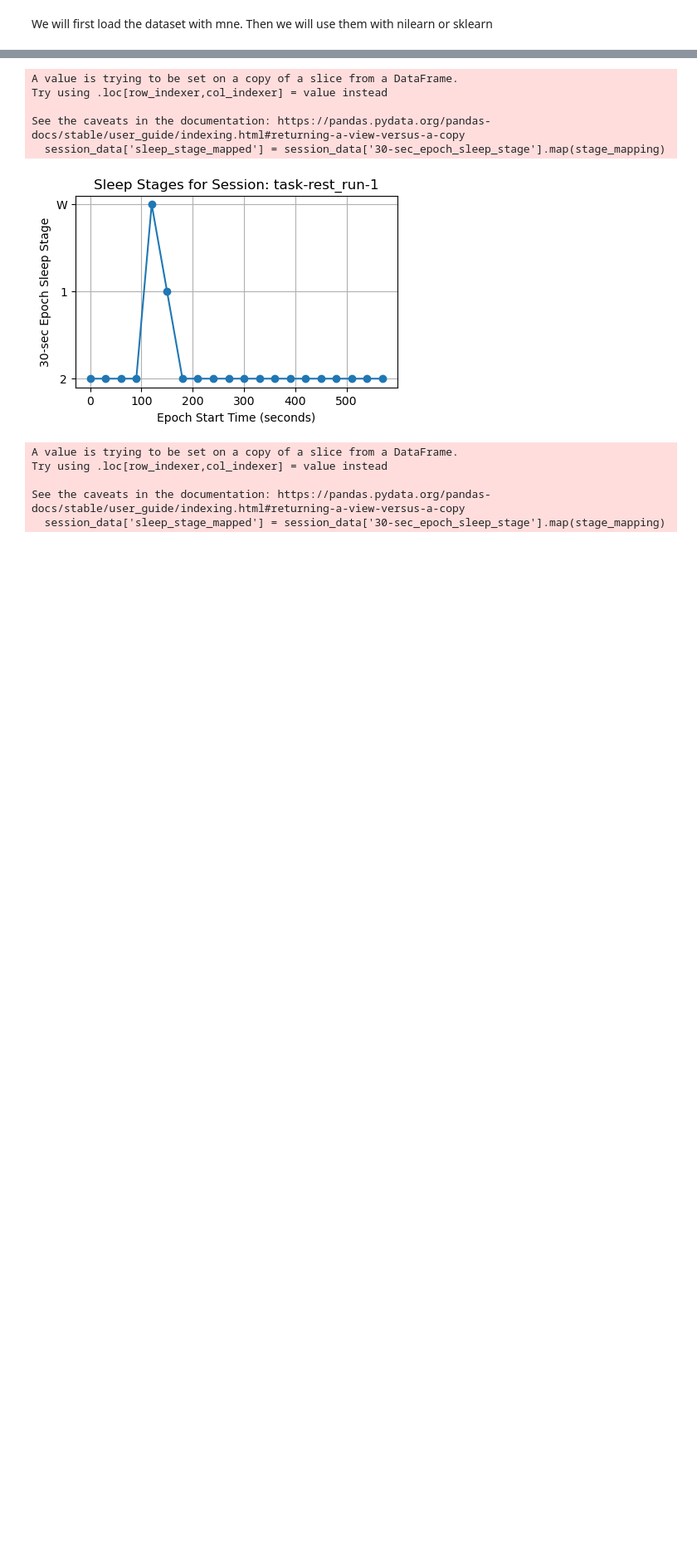
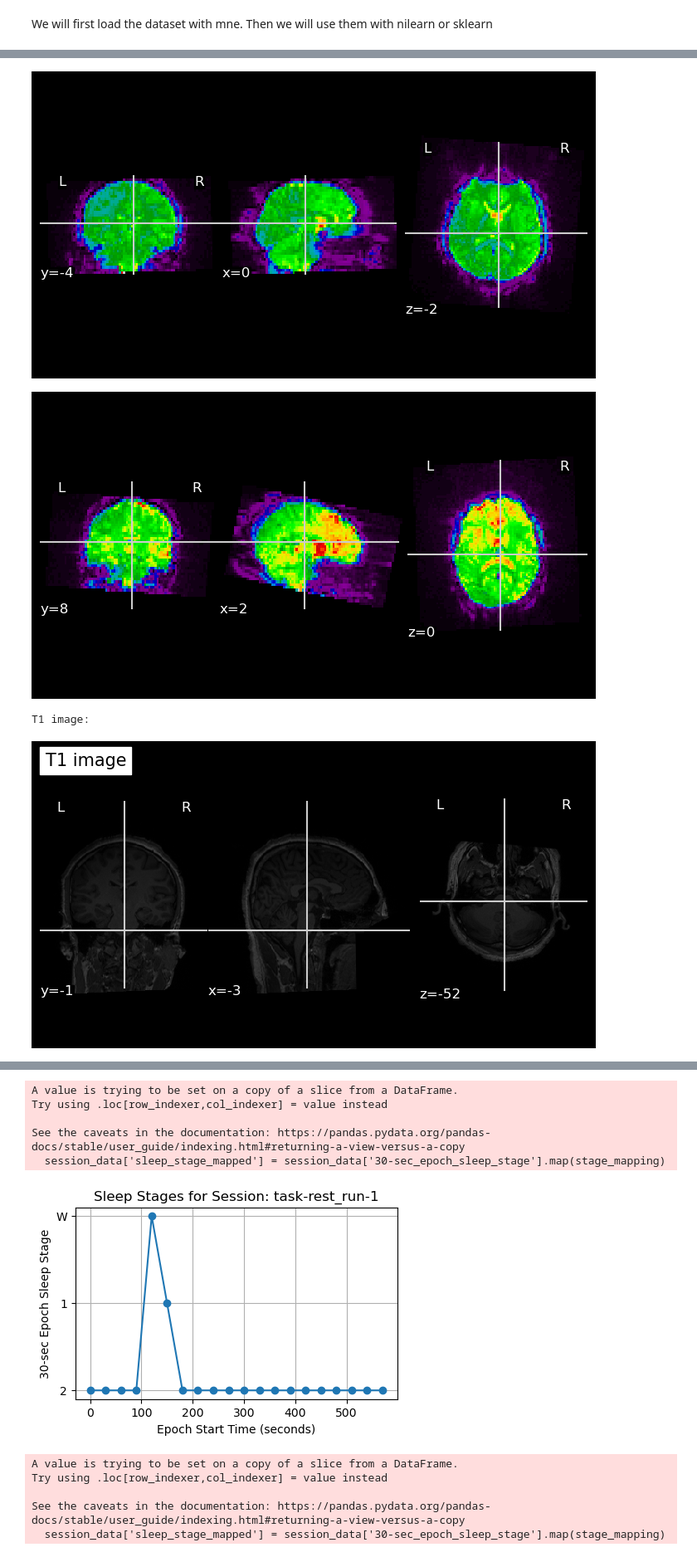
Before and after one commit to brainhack-school2024/duchadeau_project, a Jupyter notebook: Exploration_dataset.ipynb, the cells around one changed output, grey strips where cells are left out. Shown at 83% size. Saved outputs shown, nothing was run; the diff lists cells and outputs as text; code cells hidden in the pictures; blank space fills up the shorter version.

```diff
--- a/Exploration_dataset.ipynb
+++ b/Exploration_dataset.ipynb
@@ -11,17 +13,27 @@ from nilearn import plotting, image
 import mne
 
 # Fonction pour charger les fichiers fMRI
-def load_fmri_data(dataset_path, subjects, sessions):
+def load_fmri_and_T1_data(dataset_path, subjects, sessions):
     fmri_images = []
+    T1_images = []
     for subj in subjects:
-        for sess in sessions:
-            fmri_path = os.path.join(dataset_path, subj, 'func', f'{subj}_{sess}_bold.nii.gz')
-            if os.path.exists(fmri_path):
-                fmri_img = nib.load(fmri_path)
-                fmri_images.append(fmri_img)
-            else:
-                print(f"File {fmri_path} not found.")
-    return fmri_images
+        # Chemin vers l'image T1
+        t1_img_path = os.path.join(dataset_path, subj, 'anat', f'{subj}_T1w.nii.gz')
+        if os.path.exists(t1_img_path):
+            T1_img = nib.load(t1_img_path)
+            T1_images.append(T1_img)
+
+            for sess in sessions:
+                fmri_path = os.path.join(dataset_path, subj, 'func', f'{subj}_{sess}_bold.nii.gz')
+                if os.path.exists(fmri_path):
+                    fmri_img = nib.load(fmri_path)
+                    fmri_images.append(fmri_img)
+
+                else:
+                    print(f"File {fmri_path} not found.")
+        else:
+            print(f"File {t1_img_path} not found.")
+    return fmri_images, T1_images
 
 # Fonction pour visualiser une image 4D
 def visualize_4d_fmri(fmri_img):
@@ -35,21 +47,29 @@ def visualize_4d_fmri(fmri_img):
 dataset_path = '/home/rduchadeau/Desktop/Brainhack_school/duchadeau_project/ds003768-download/'
 
 # Liste des sujets à charger
-# subjects = ['sub-01', 'sub-02', 'sub-03', 'sub-04', 'sub-05', 'sub-06', 'sub-07', 'sub-08', 'sub-09']
-# for i in range(10, 34):
-#     subjects.append(f'sub-{i:02d}')
-subjects = ['sub-01']
+subjects = ['sub-01', 'sub-02', 'sub-03', 'sub-04', 'sub-05', 'sub-06', 'sub-07', 'sub-08', 'sub-09']
+for i in range(10, 34):
+    subjects.append(f'sub-{i:02d}')
+#subjects = ['sub-01']
 
 # Liste des sessions
 sessions = [f'task-rest_run-{i}' for i in range(1, 9)] + [f'task-sleep_run-{i}' for i in range(1, 9)]
 
 # Charger les données fMRI
-fmri_images = load_fmri_data(dataset_path, subjects, sessions)
+fmri_images, T1_images = load_fmri_and_T1_data(dataset_path, subjects, sessions)
 print("Number of fmri_images : ", len(fmri_images))
+print("Number of T1_images : ", len(T1_images))
 
 # Visualiser les images fMRI
 # for img in fmri_images:
 #     visualize_4d_fmri(img)
+print("fMRI images :")
+visualize_4d_fmri(fmri_images[0])
+visualize_4d_fmri(fmri_images[5])
+print("T1 image: ")
+for i in range (0, 3):
+    plotting.plot_anat(T1_images[i], title="T1 image")
+    plt.show()
 # %% [output]
 File /home/rduchadeau/Desktop/Brainhack_school/duchadeau_project/ds003768-download/sub-01/func/sub-01_task-rest_run-3_bold.nii.gz not found.
 File /home/rduchadeau/Desktop/Brainhack_school/duchadeau_project/ds003768-download/sub-01/func/sub-01_task-rest_run-4_bold.nii.gz not found.
@@ -65,0 +91,4 @@ Number of fmri_images :  5
+[figure, added]
+[figure, added]
+T1 image:
+[figure, added]
```
Also changed, not shown: parts of 15 cells of this notebook, 20 other files.
